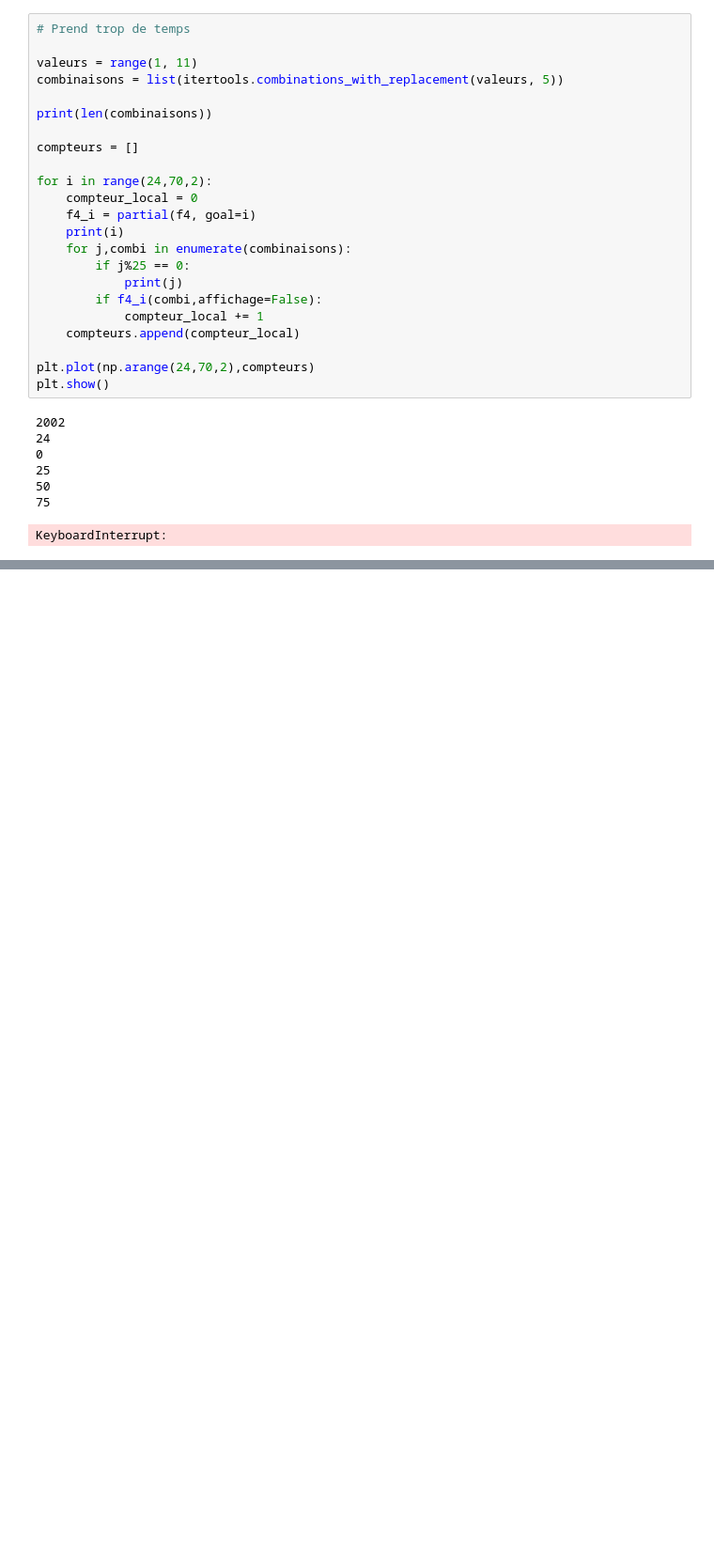
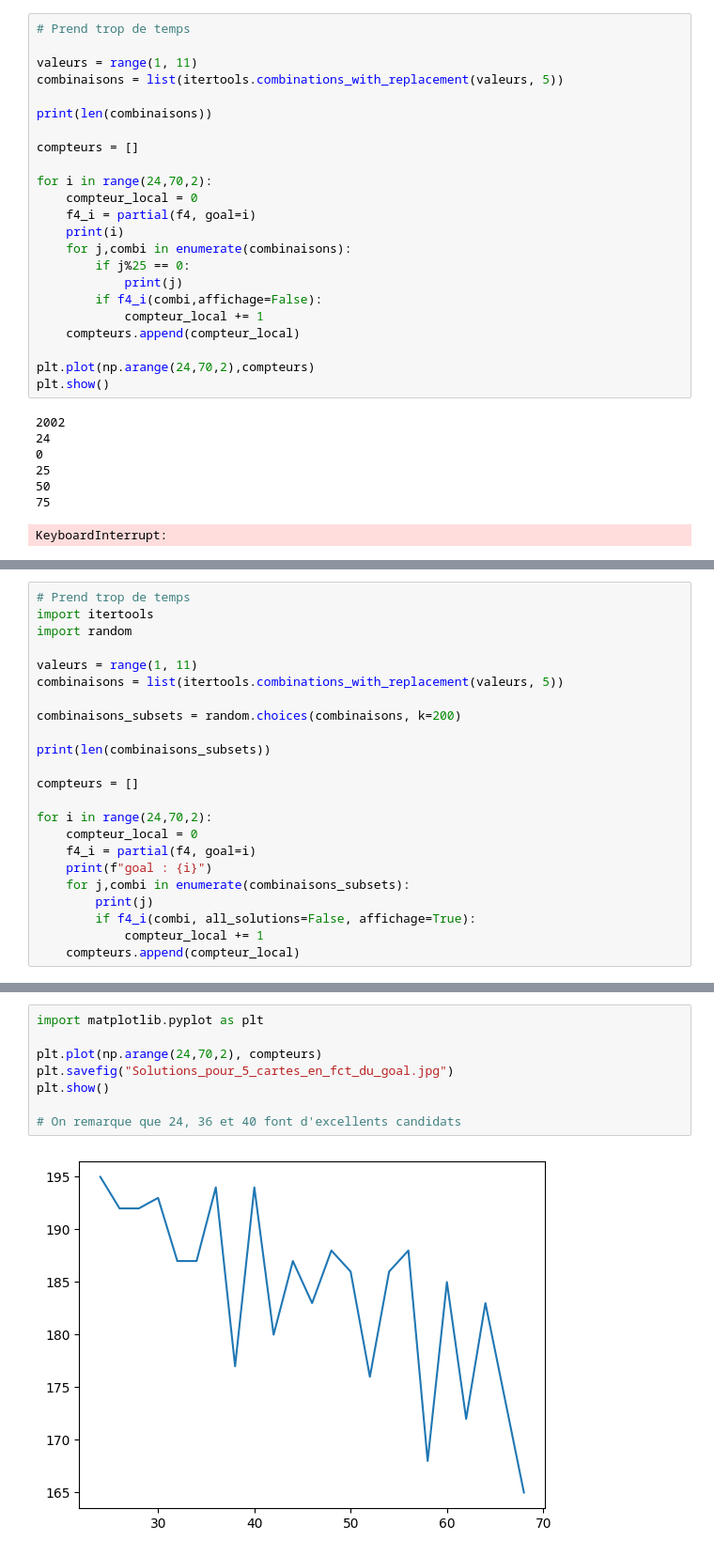
Before and after one commit to Du-Jean-Louis/Jeu-du-24, a Jupyter notebook: Jeu_du_24.ipynb, the cells around one changed output, grey strips where cells are left out. Shown at 94% size. Cells and saved outputs as stored; diff of their text form; blank space fills up the shorter version.

Commit message:
V4 : Fix de all_solutions = False + Goal optimale pour tirage de 5 cartes

```diff
--- a/Jeu_du_24.ipynb
+++ b/Jeu_du_24.ipynb
@@ -626,0 +751,23 @@ KeyboardInterrupt:
+# %%
+# Prend trop de temps
+import itertools
+import random
+
+valeurs = range(1, 11)
+combinaisons = list(itertools.combinations_with_replacement(valeurs, 5))
+
+combinaisons_subsets = random.choices(combinaisons, k=200)
+
+print(len(combinaisons_subsets))
+
+compteurs = []
+
+for i in range(24,70,2):
+    compteur_local = 0
+    f4_i = partial(f4, goal=i)
+    print(f"goal : {i}")
+    for j,combi in enumerate(combinaisons_subsets):
+        print(j)
+        if f4_i(combi, all_solutions=False, affichage=True):
+            compteur_local += 1
+    compteurs.append(compteur_local)
@@ -626,0 +793,10 @@ KeyboardInterrupt:
+# %%
+import matplotlib.pyplot as plt
+
+plt.plot(np.arange(24,70,2), compteurs)
+plt.savefig("Solutions_pour_5_cartes_en_fct_du_goal.jpg")
+plt.show()
+
+# On remarque que 24, 36 et 40 font d'excellents candidats
+# %% [output]
+[figure, added]
```
Also changed, not shown: parts of 5 cells of this notebook, 3 other files.
